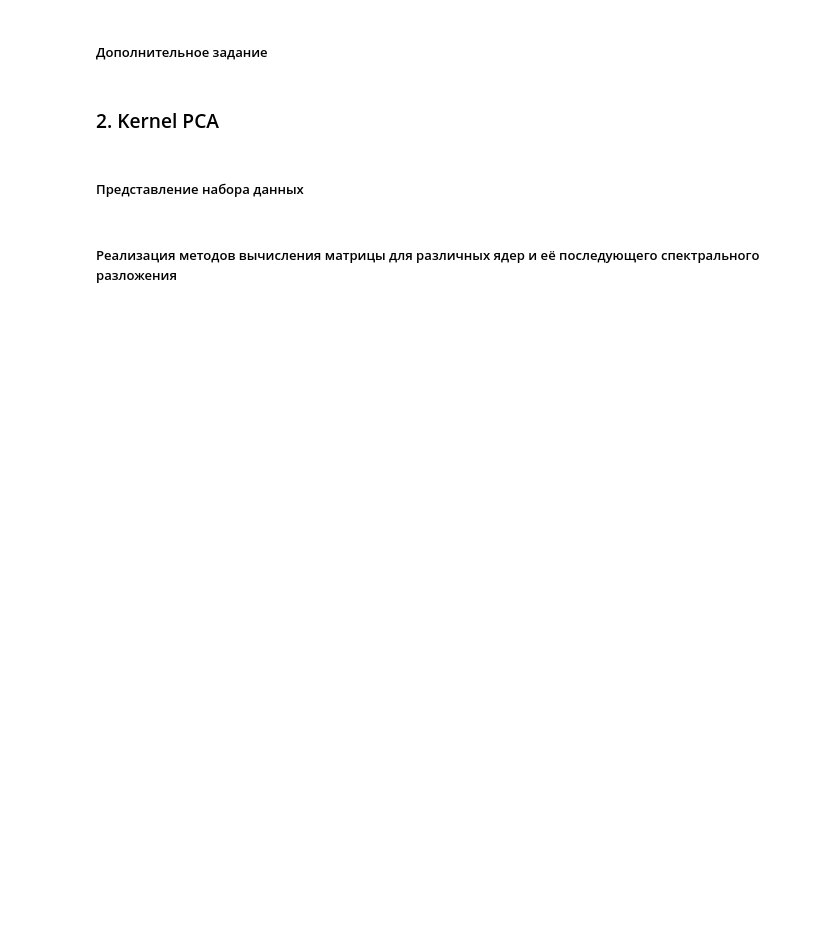
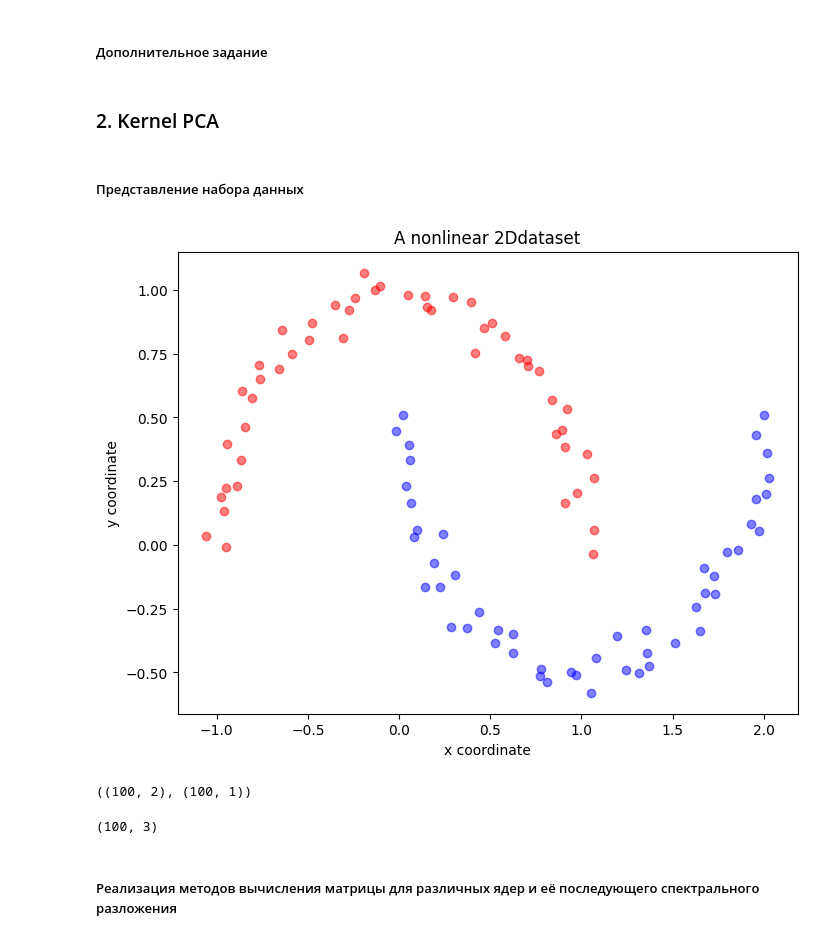
Before and after one commit to SergeyPishchulov/MOMO, a Jupyter notebook: Lab_1-1QR.ipynb, the cells around one changed output. Cells and saved outputs as stored; diff of their text form; code cells hidden in the pictures; blank space fills up the shorter version.

Commit message:
moons are separated. svd from np

```diff
--- a/Lab_1-1QR.ipynb
+++ b/Lab_1-1QR.ipynb
@@ -304,5 +295,33 @@ NameError: name 'PC_matrix' is not defined
 ### 2. Kernel PCA
 # %% [markdown]
 ##### Представление набора данных
+# %%
+from sklearn.datasets import make_moons
+X, y = make_moons(n_samples=100, random_state=123, noise=0.05)
+
+
+plt.figure(figsize=(8, 6))
+
+plt.scatter(X[y == 0, 0], X[y == 0, 1], color='red', alpha=0.5)
+plt.scatter(X[y == 1, 0], X[y == 1, 1], color='blue', alpha=0.5)
+
+plt.title('A nonlinear 2Ddataset')
+plt.ylabel('y coordinate')
+plt.xlabel('x coordinate')
+
+plt.show()
+# %% [output]
+[figure, added]
+# %%
+X.shape, y.reshape((-1, 1)).shape
+# %% [output]
+((100, 2), (100, 1))
+# %%
+moons = np.concatenate([X, y.reshape((-1, 1))], axis=1)
+mean_values = np.mean(moons, axis=0)
+centred_data = moons - mean_values
+moons.shape
+# %% [output]
+(100, 3)
 # %% [markdown]
 ##### Реализация методов вычисления матрицы для различных ядер  и её последующего спектрального разложения
```
Also changed, not shown: parts of 18 cells of this notebook.
